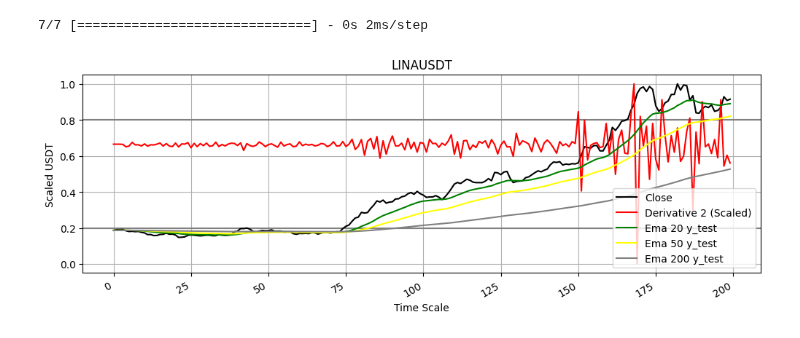
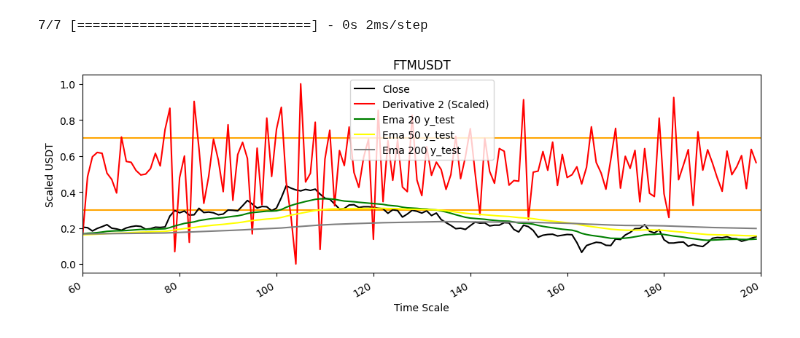
Before and after one commit to luisgomezzz/luchocrypto, a Jupyter notebook: predictor/NOTEBOOK.ipynb, the cells around one changed output. Drawn from its saved outputs; the diff is of its cells as text; code cells hidden in the pictures.

```diff
--- a/predictor/NOTEBOOK.ipynb
+++ b/predictor/NOTEBOOK.ipynb
@@ -8,9 +8,13 @@ from keras.layers import LSTM
 from sklearn.preprocessing import MinMaxScaler
 import constantes as cons
 import keras
+import pandas_ta as ta
 
-symbol =  str.upper('lina'+'USDT')
+symbol =  str.upper('ftm'+'USDT')
 client = cons.client
+
+umbralbajo=0.3
+umbralalto=0.7
 
 # esta funcion solo la uso en el notebook ya que en el programa se hace con pandas_ta
 def ema (signal,N=10):
@@ -21,8 +25,6 @@ def ema (signal,N=10):
         ema[i] = (signal[i] * k) + (ema[i-1] * (1 - k))
     return ema
 #######################################################################################
-umbralbajo=0.2
-umbralalto=0.8
 
 timeframe='30m'
 historical_data = client.get_historical_klines(symbol, timeframe)
@@ -94,35 +96,36 @@ ema_deriv=ema(deriv_y_pred_scaled)
 ema_deriv = MinMaxScaler(feature_range=(0, 1)).fit_transform(ema_deriv)
 ema_deriv2=ema(deriv_y_pred_scaled2)
 ema_deriv2 = MinMaxScaler(feature_range=(0, 1)).fit_transform(ema_deriv2)
 ema_y_test_20=ema(y_test,20)
 ema_y_test_50=ema(y_test,50)
 ema_y_test_200=ema(y_test,200)
 
+
 #grafica
 
 plt.figure(figsize=(12, 4))
-#plt.xlim(60,len(y_test))
-plt.axhline(y = umbralalto, color = 'GREY', linestyle = '-')
+plt.xlim(60,len(y_test))
+plt.axhline(y = umbralalto, color = 'orange', linestyle = '-')
 #plt.axhline(y = 0.5, color = 'GREY', linestyle = '-')
-plt.axhline(y = umbralbajo, color = 'GREY', linestyle = '-')
+plt.axhline(y = umbralbajo, color = 'orange', linestyle = '-')
 plt.plot(y_test, label='Close',color = 'black')
 time_index = range(n_steps-1, n_steps-1+len(y_pred))
 #plt.plot( y_pred[:, -1, 0], label='Prediction',color = 'blue')
 #plt.plot(deriv_y_pred_scaled, label='Derivative 1 (Scaled)',color = 'green')
 plt.plot( deriv_y_pred_scaled2, label='Derivative 2 (Scaled)', color='red')
 #plt.plot( ema_deriv, label='Ema Derivative 1 (Scaled)', color='green')
 #plt.plot( ema_deriv2, label='Ema Derivative 2 (Scaled)', color='orange')
 
 plt.plot( ema_y_test_20, label='Ema 20 y_test', color='green')
 plt.plot( ema_y_test_50, label='Ema 50 y_test', color='yellow')
 plt.plot( ema_y_test_200, label='Ema 200 y_test', color='grey')
 plt.xlabel('Time Scale')
 plt.ylabel('Scaled USDT')
 plt.legend()
 plt.gcf().autofmt_xdate()
 plt.title(symbol)
-plt.grid()
+#plt.grid()
 plt.show()
 # %% [output]
 7/7 [==============================] - 0s 2ms/step
-[figure, old version]
+[figure, new version]
```
Also changed, not shown: 1 other file.
